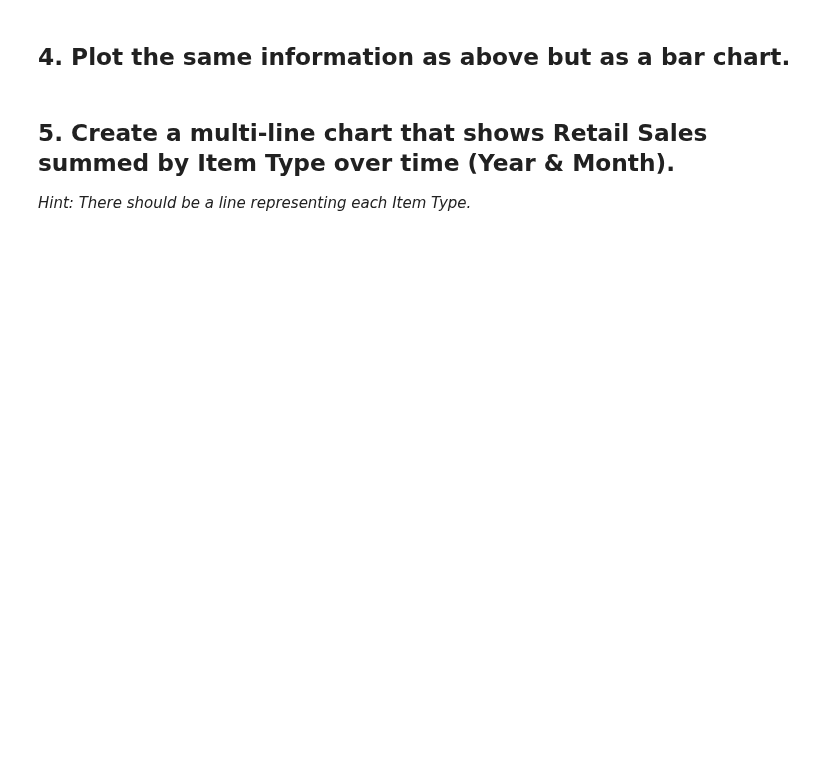
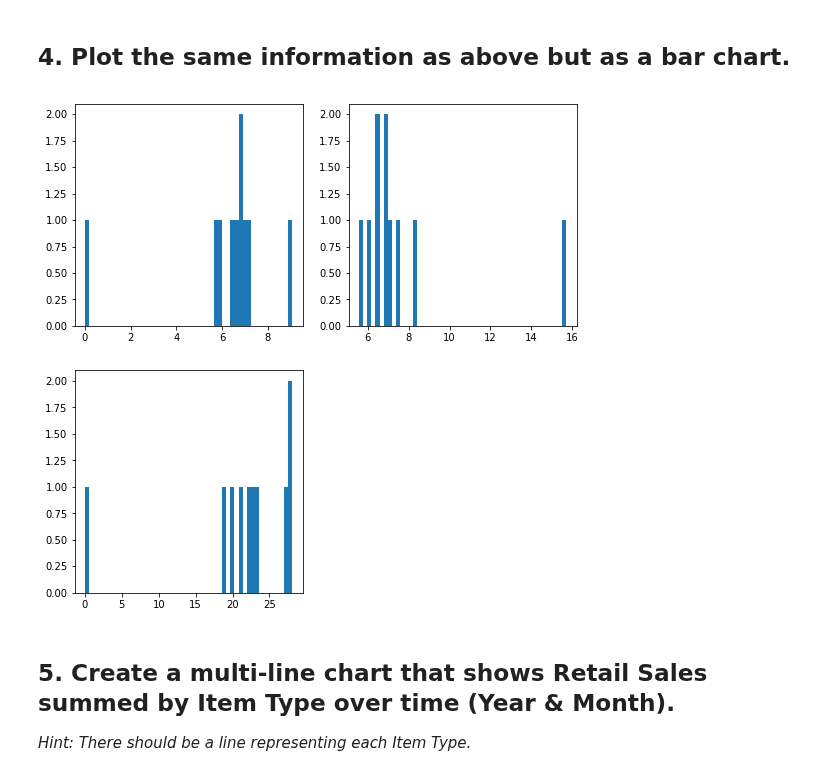
Before and after one commit to davidlafuentem/data-labs, a Jupyter notebook: module-2/lab-plotting-multiple-data-series/your-code/main.ipynb, the cells around one changed output. Cells and saved outputs as stored; diff of their text form; code cells hidden in the pictures; blank space fills up the shorter version.

```diff
--- a/module-2/lab-plotting-multiple-data-series/your-code/main.ipynb
+++ b/module-2/lab-plotting-multiple-data-series/your-code/main.ipynb
@@ -76,5 +67,15 @@ Month
 # %% [markdown]
 ## 4. Plot the same information as above but as a bar chart.
+# %%
+plt.figure(figsize=(9,9))
+
+plt.subplot(2,2,1), plt.hist(data_months.RetailSales,bins=50);
+
+plt.subplot(2,2,2), plt.hist(data_months.RetailTransfers,bins=50);
+
+plt.subplot(2,2,3), plt.hist(data_months.WarehouseSales,bins=50);
+# %% [output]
+[figure, added]
 # %% [markdown]
 ## 5. Create a multi-line chart that shows Retail Sales summed by Item Type over time (Year & Month).
 
```
Also changed, not shown: parts of 10 cells of this notebook.
